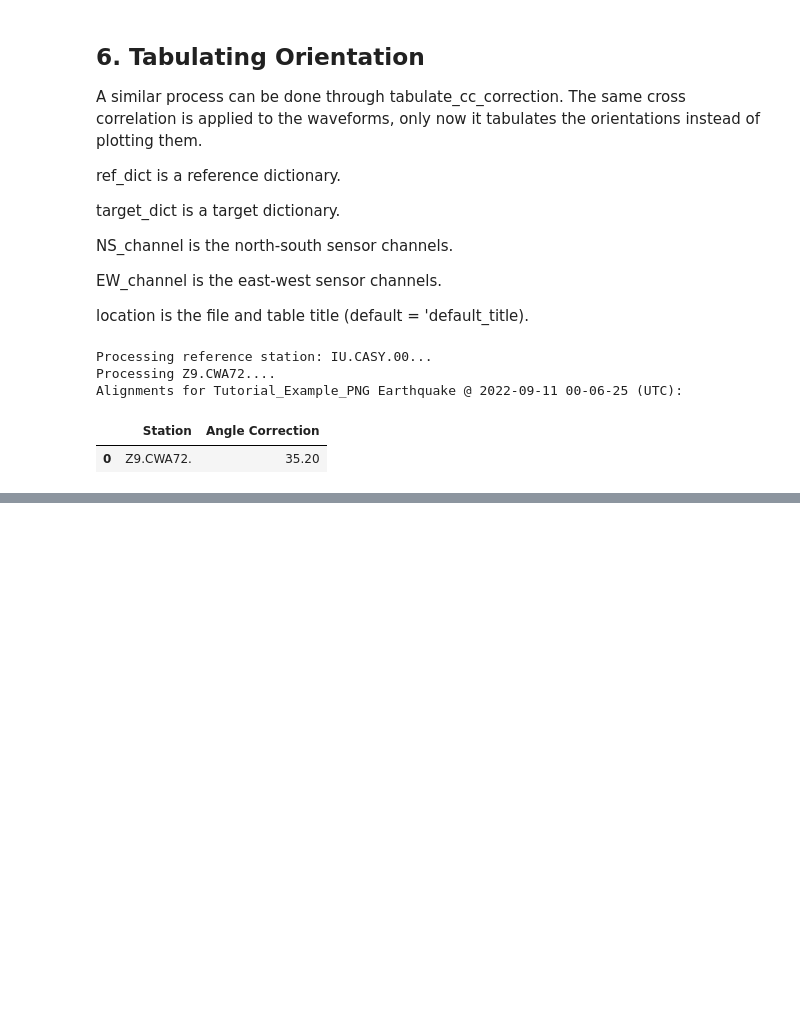
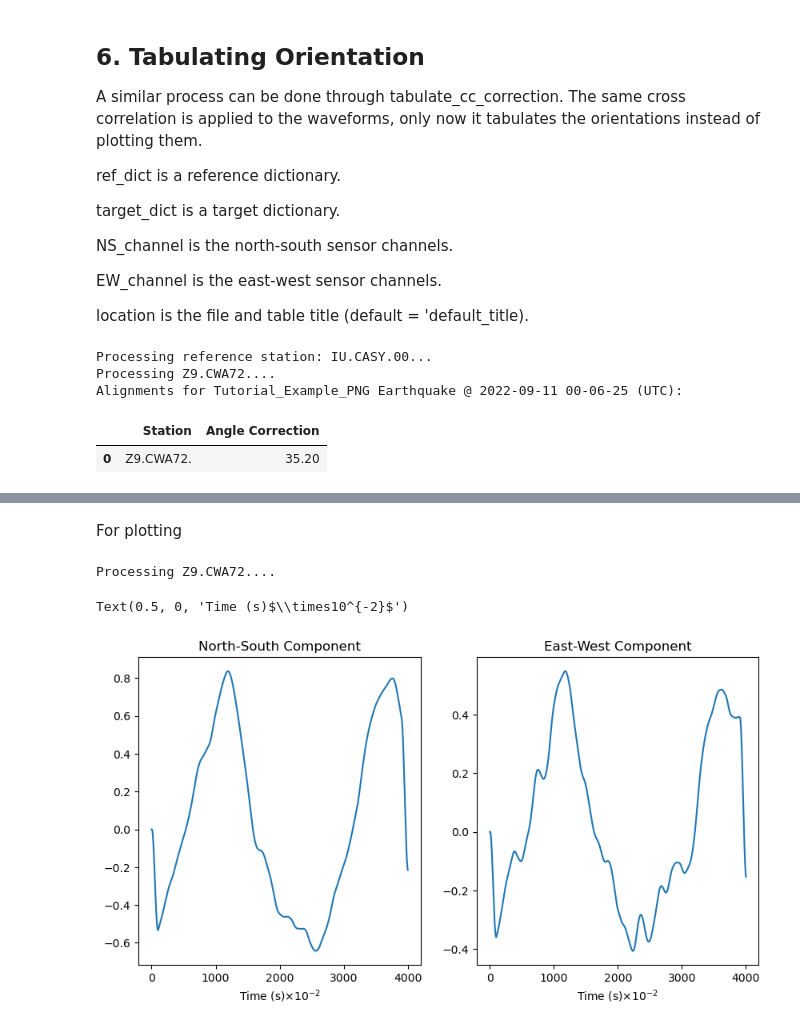
Before and after one commit to Ramirezs873/seismic-sensor-analysis, a Jupyter notebook: Tutorial.ipynb, the cells around one changed output, grey strips where cells are left out. Saved outputs shown, nothing was run; the diff lists cells and outputs as text; code cells hidden in the pictures; blank space fills up the shorter version.

Commit message:
24/02/26 4:44pm Update
Added a section utilising the WIP rotate_stream() function.

```diff
--- a/Tutorial.ipynb
+++ b/Tutorial.ipynb
@@ -234,0 +249,5 @@ Alignments for Tutorial_Example_PNG Earthquake @ 2022-09-11 00-06-25 (UTC):
+# %%
+wave_dict = CWA_filt
+NS_channel = ["HHN"]
+EW_channel = ["HHE"]
+angle_list = [35.20] # Value gained from CC correction
@@ -234,0 +266,19 @@ Alignments for Tutorial_Example_PNG Earthquake @ 2022-09-11 00-06-25 (UTC):
+# %% [markdown]
+For plotting
+# %%
+aligned = align.rotate_stream(wave_dict,
+                    NS_channel,
+                    EW_channel,
+                    angle_list)
+
+fig, ax = plt.subplots(1,2, figsize=(10,5))
+ax[0].plot(aligned['Z9.CWA72.'][1])
+ax[0].set_title('North-South Component')
+ax[0].set_xlabel(r'Time (s)$\times10^{-2}$')
+ax[1].plot(aligned['Z9.CWA72.'][0])
+ax[1].set_title('East-West Component')
+ax[1].set_xlabel(r'Time (s)$\times10^{-2}$')
+# %% [output]
+Processing Z9.CWA72....
+Text(0.5, 0, 'Time (s)$\\times10^{-2}$')
+[figure, added]
```
Also changed, not shown: parts of 7 cells of this notebook.
